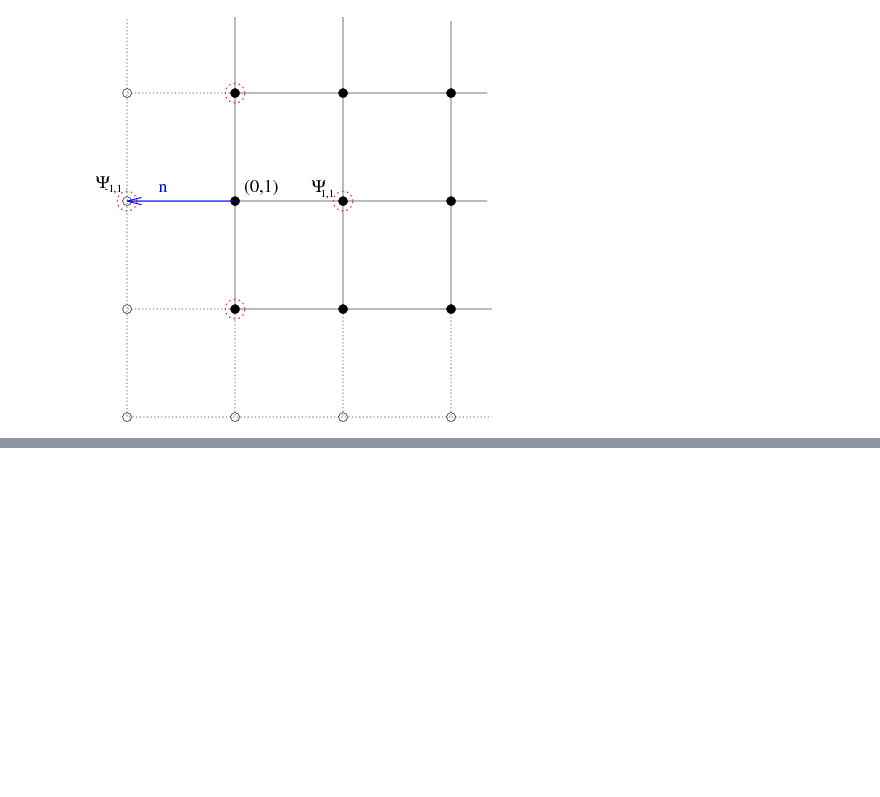
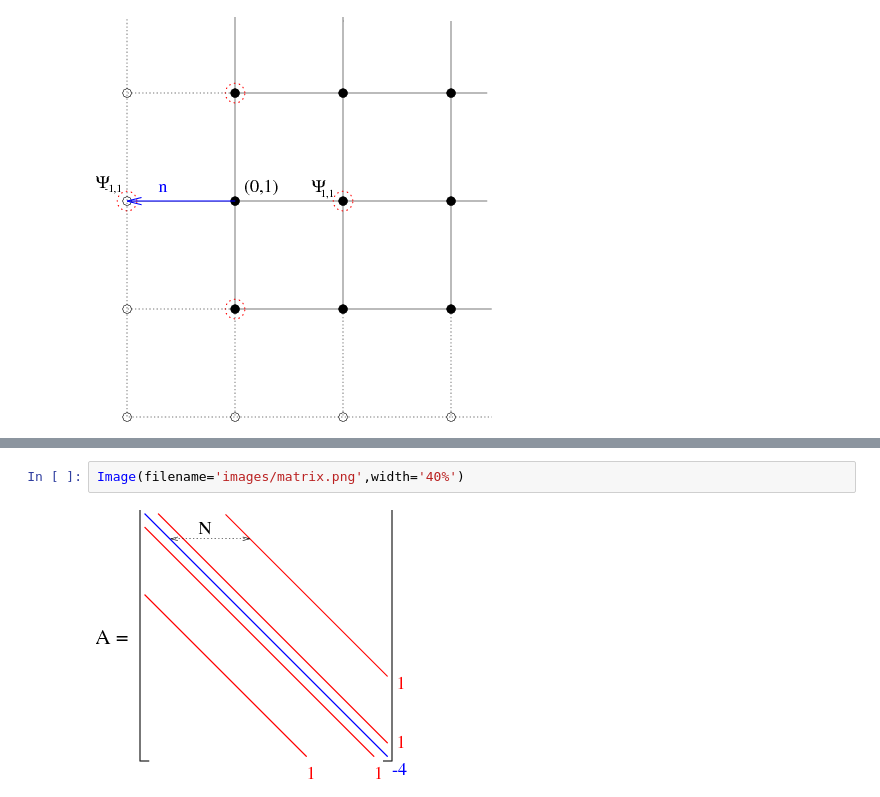
Before and after one commit to timothya87/numeric, a Jupyter notebook: lab8/Lab_8.ipynb, the cells around one changed output, grey strips where cells are left out. Drawn from its saved outputs; the diff is of its cells as text; blank space fills up the shorter version.

```diff
--- a/lab8/Lab_8.ipynb
+++ b/lab8/Lab_8.ipynb
@@ -714,0 +726,4 @@ A good discussion of boundary conditions is given by McCalpin in his
+# %%
+Image(filename='images/matrix.png',width='40%')
+# %% [output]
+[figure, added]
```
Also changed, not shown: parts of 7 cells of this notebook, 1 other file.
